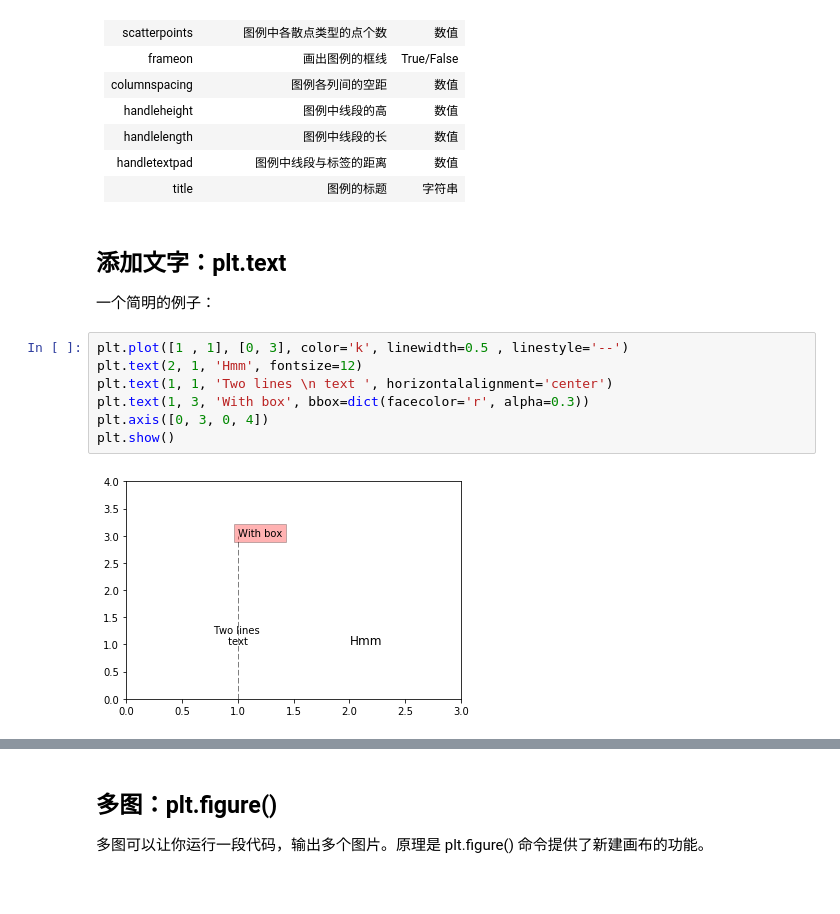
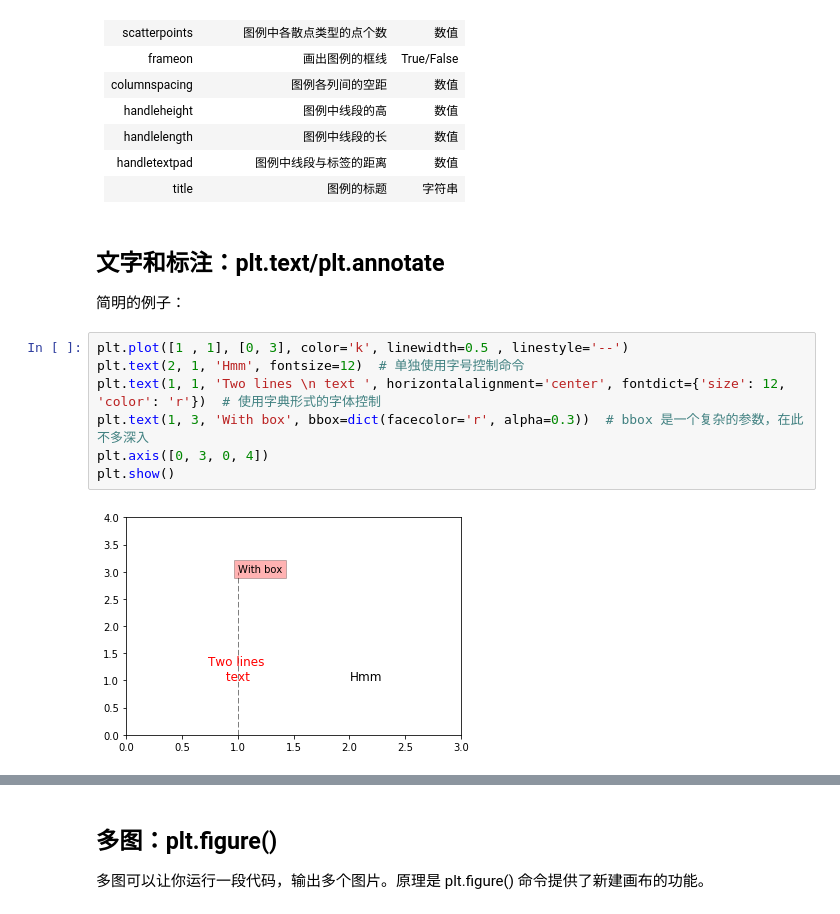
Before and after one commit to wklchris/Note-by-Jupyter, a Jupyter notebook: Python/Matplotlib.ipynb, the cells around one changed output, grey strips where cells are left out. Drawn from its saved outputs; the diff is of its cells as text.

```diff
--- a/Python/Matplotlib.ipynb
+++ b/Python/Matplotlib.ipynb
@@ -234,15 +234,15 @@ plt.show()
 | handletextpad | 图例中线段与标签的距离 | 数值 |
 | title | 图例的标题 | 字符串 |
 # %% [markdown]
-## 添加文字：plt.text
+## 文字和标注：plt.text/plt.annotate
 
-一个简明的例子：
+简明的例子：
 # %%
 plt.plot([1 , 1], [0, 3], color='k', linewidth=0.5 , linestyle='--')
-plt.text(2, 1, 'Hmm', fontsize=12)
-plt.text(1, 1, 'Two lines \n text ', horizontalalignment='center')
-plt.text(1, 3, 'With box', bbox=dict(facecolor='r', alpha=0.3))
+plt.text(2, 1, 'Hmm', fontsize=12)  # 单独使用字号控制命令
+plt.text(1, 1, 'Two lines \n text ', horizontalalignment='center', fontdict={'size': 12, 'color': 'r'})  # 使用字典形式的字体控制
+plt.text(1, 3, 'With box', bbox=dict(facecolor='r', alpha=0.3))  # bbox 是一个复杂的参数，在此不多深入
 plt.axis([0, 3, 0, 4])
 plt.show()
 # %% [output]
-[figure, old version]
+[figure, new version]
```
Also changed, not shown: parts of 7 cells of this notebook, 3 other files.
